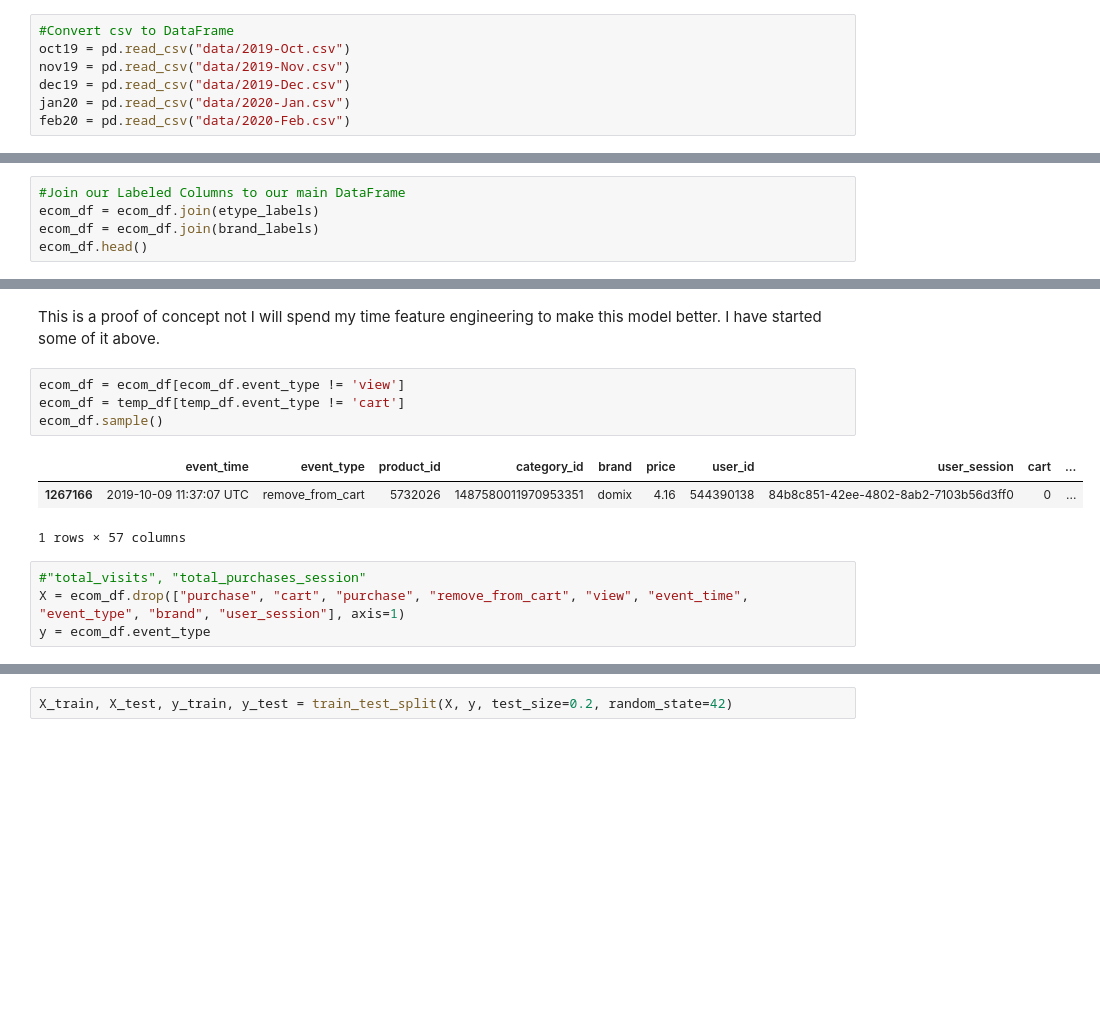
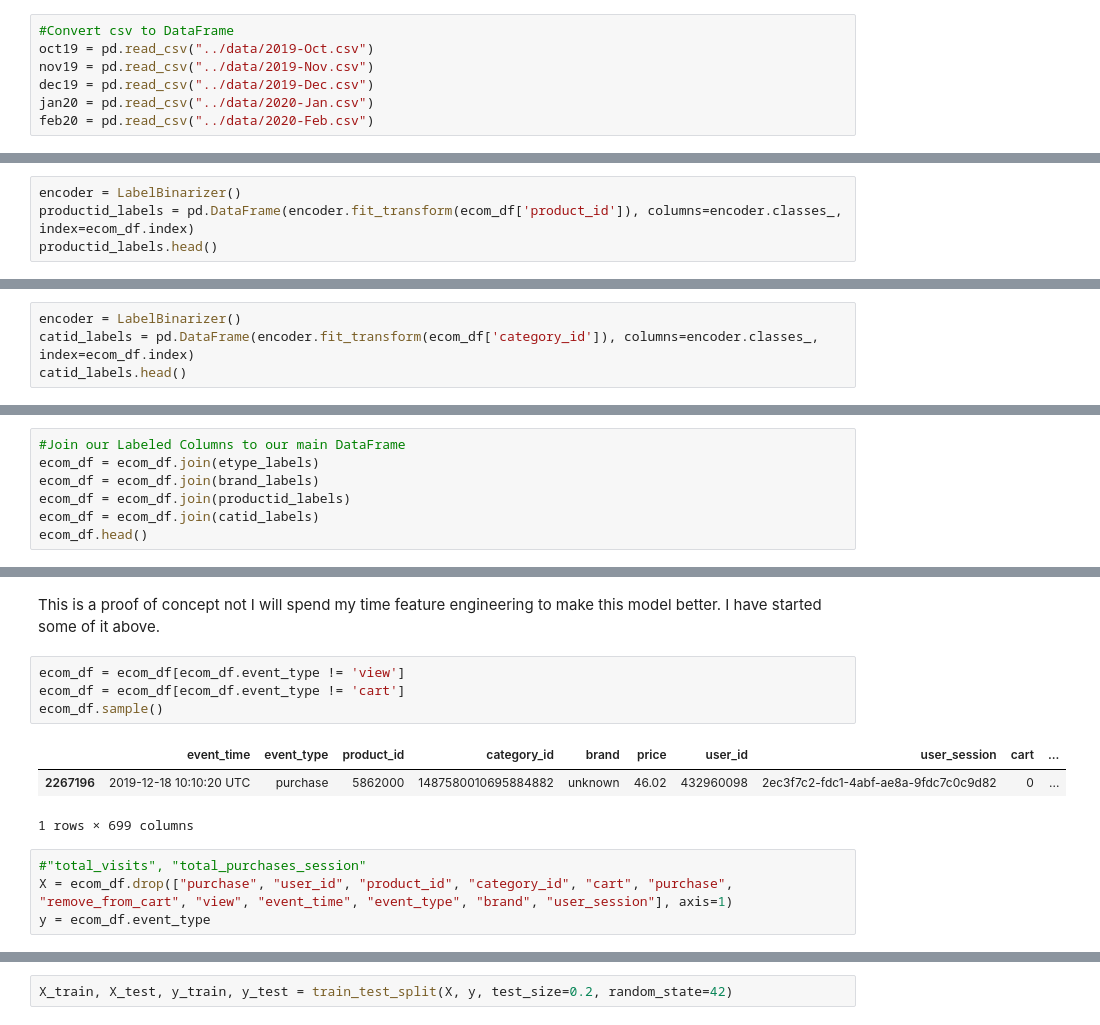
Before and after one commit to Johnny-Foreigner/predicting_purchases, a Jupyter notebook: data_exploration/MessyBedroom.ipynb, the cells around one changed output, grey strips where cells are left out. Drawn from its saved outputs; the diff is of its cells as text; blank space fills up the shorter version.

Commit message:
tidied fsm, LB category and product IDs, deleted Feature Tools start

```diff
--- a/data_exploration/MessyBedroom.ipynb
+++ b/data_exploration/MessyBedroom.ipynb
@@ -29,11 +30,11 @@ from dask.distributed import Client
 ### Importing and preparing the data
 # %%
 #Convert csv to DataFrame
-oct19 = pd.read_csv("data/2019-Oct.csv")
-nov19 = pd.read_csv("data/2019-Nov.csv")
-dec19 = pd.read_csv("data/2019-Dec.csv")
-jan20 = pd.read_csv("data/2020-Jan.csv")
-feb20 = pd.read_csv("data/2020-Feb.csv")
+oct19 = pd.read_csv("../data/2019-Oct.csv")
+nov19 = pd.read_csv("../data/2019-Nov.csv")
+dec19 = pd.read_csv("../data/2019-Dec.csv")
+jan20 = pd.read_csv("../data/2020-Jan.csv")
+feb20 = pd.read_csv("../data/2020-Feb.csv")
 # %%
 print(oct19.shape)
 print(nov19.shape)
@@ -111,3 +112,7 @@ brand_labels.head()
 | 274 | 0 | 0 | 0 | 0 | 0 | 0 | 0 | 0 | 0 | 0 | ... | ... |
 | 276 | 0 | 0 | 0 | 0 | 1 | 0 | 0 | 0 | 0 | 0 | ... | ... |
 5 rows × 45 columns
+# %%
+encoder = LabelBinarizer()
+productid_labels = pd.DataFrame(encoder.fit_transform(ecom_df['product_id']), columns=encoder.classes_, index=ecom_df.index)
+productid_labels.head()
@@ -113,0 +127,4 @@ brand_labels.head()
+# %%
+encoder = LabelBinarizer()
+catid_labels = pd.DataFrame(encoder.fit_transform(ecom_df['category_id']), columns=encoder.classes_, index=ecom_df.index)
+catid_labels.head()
@@ -115,6 +139,8 @@ brand_labels.head()
 #Join our Labeled Columns to our main DataFrame
 ecom_df = ecom_df.join(etype_labels)
 ecom_df = ecom_df.join(brand_labels)
+ecom_df = ecom_df.join(productid_labels)
+ecom_df = ecom_df.join(catid_labels)
 ecom_df.head()
 # %% [output]
 |  | event_time | event_type | product_id | category_id | brand | price | user_id | user_session | cart | ... |
@@ -235,15 +232,15 @@ Name: event_type, dtype: int64
 This is a proof of concept not I will spend my time feature engineering to make this model better. I have started some of it above.
 # %%
 ecom_df = ecom_df[ecom_df.event_type != 'view']
-ecom_df = temp_df[temp_df.event_type != 'cart']
+ecom_df = ecom_df[ecom_df.event_type != 'cart']
 ecom_df.sample()
 # %% [output]
 |  | event_time | event_type | product_id | category_id | brand | price | user_id | user_session | cart | ... |
-| 1267166 | 2019-10-09 11:37:07 UTC | remove_from_cart | 5732026 | 1487580011970953351 | domix | 4.16 | 544390138 | 84b8c851-42ee-4802-8ab2-7103b56d3ff0 | 0 | ... |
+| 2267196 | 2019-12-18 10:10:20 UTC | purchase | 5862000 | 1487580010695884882 | unknown | 46.02 | 432960098 | 2ec3f7c2-fdc1-4abf-ae8a-9fdc7c0c9d82 | 0 | ... |
-1 rows × 57 columns
+1 rows × 699 columns
 # %%
 #"total_visits", "total_purchases_session"
-X = ecom_df.drop(["purchase", "cart", "purchase", "remove_from_cart", "view", "event_time", "event_type", "brand", "user_session"], axis=1)
+X = ecom_df.drop(["purchase", "user_id", "product_id", "category_id", "cart", "purchase", "remove_from_cart", "view", "event_time", "event_type", "brand", "user_session"], axis=1)
 y = ecom_df.event_type
 # %%
 X.sample(20)
```
Also changed, not shown: parts of 13 cells of this notebook.
